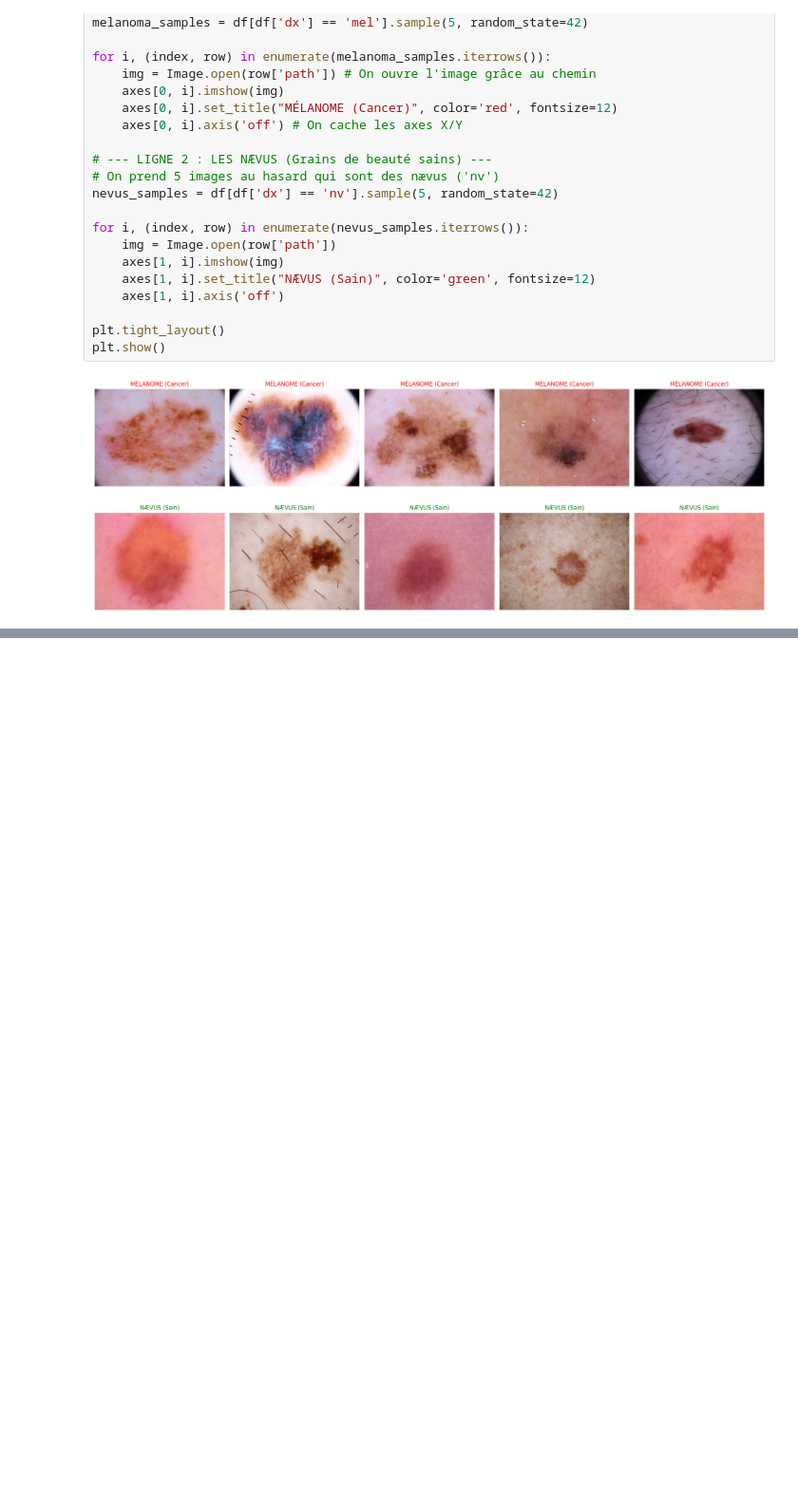
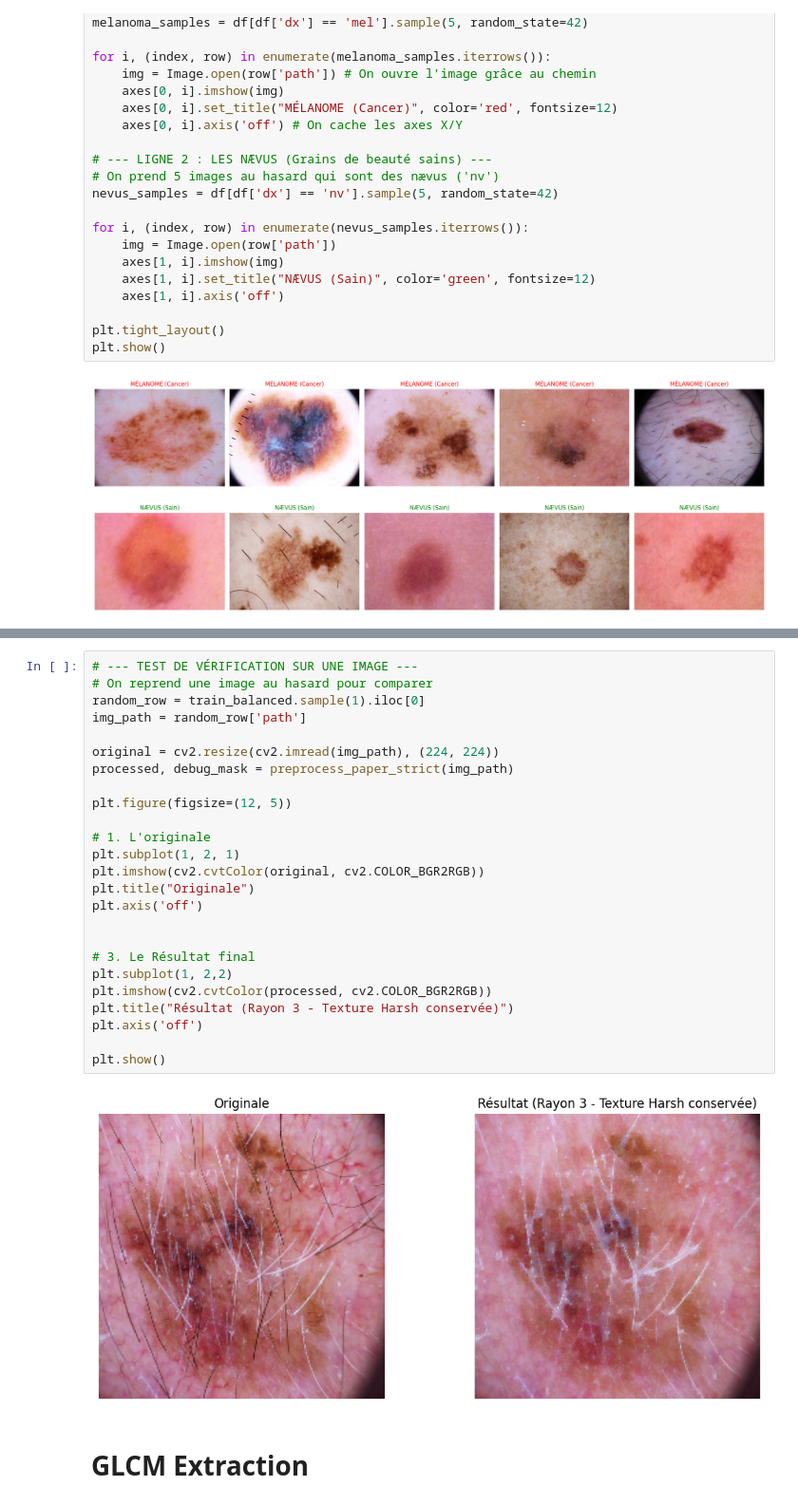
Before and after one commit to oussvm21x/Skin-Lesion-Classification-ISIC, a Jupyter notebook: skin-lesion-classification-isic.ipynb, the cells around one changed output, grey strips where cells are left out. Shown at 95% size. Cells and saved outputs as stored; diff of their text form; blank space fills up the shorter version.

```diff
--- a/skin-lesion-classification-isic.ipynb
+++ b/skin-lesion-classification-isic.ipynb
@@ -126,0 +237,29 @@ plt.show()
+# %%
+# --- TEST DE VÉRIFICATION SUR UNE IMAGE ---
+# On reprend une image au hasard pour comparer
+random_row = train_balanced.sample(1).iloc[0]
+img_path = random_row['path']
+
+original = cv2.resize(cv2.imread(img_path), (224, 224))
+processed, debug_mask = preprocess_paper_strict(img_path)
+
+plt.figure(figsize=(12, 5))
+
+# 1. L'originale
+plt.subplot(1, 2, 1)
+plt.imshow(cv2.cvtColor(original, cv2.COLOR_BGR2RGB))
+plt.title("Originale")
+plt.axis('off')
+
+
+# 3. Le Résultat final
+plt.subplot(1, 2,2)
+plt.imshow(cv2.cvtColor(processed, cv2.COLOR_BGR2RGB))
+plt.title("Résultat (Rayon 3 - Texture Harsh conservée)")
+plt.axis('off')
+
+plt.show()
+# %% [output]
+[figure, added]
+# %% [markdown]
+# **GLCM Extraction**
```
Also changed, not shown: parts of 9 cells of this notebook.
